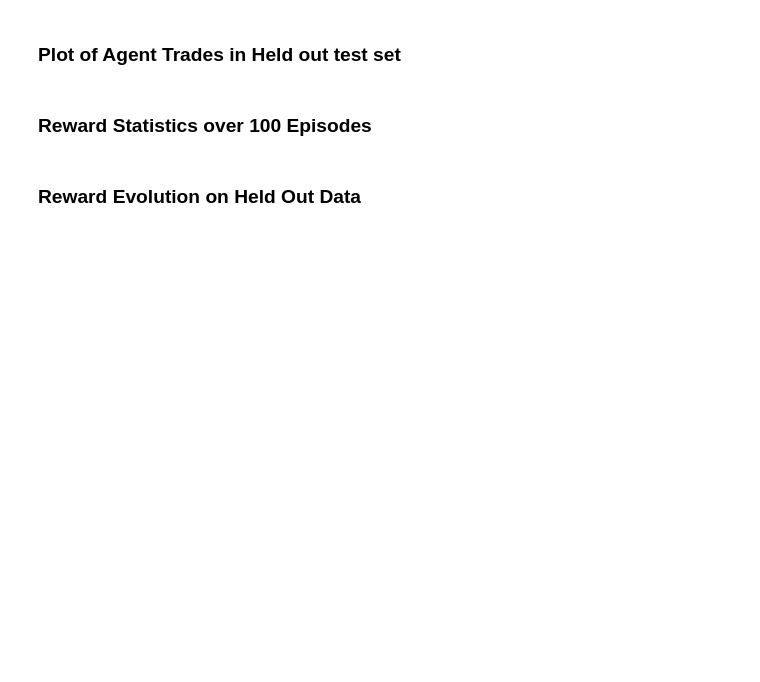
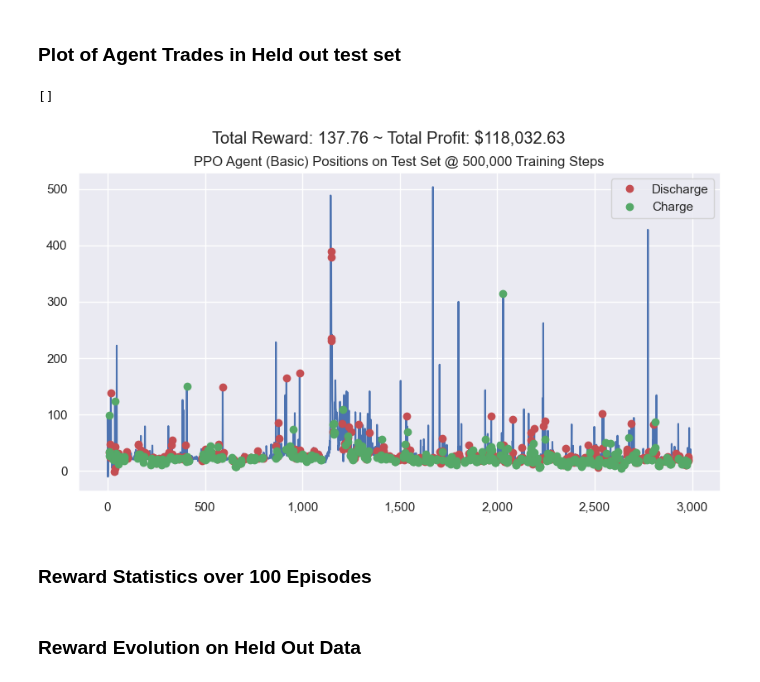
Before and after one commit to andrewrade/3001-RL-Grid-Battery-Management-Agent, a Jupyter notebook: power_trading_agents.ipynb, the cells around one changed output. Drawn from its saved outputs; the diff is of its cells as text; code cells hidden in the pictures; blank space fills up the shorter version.

```diff
--- a/power_trading_agents.ipynb
+++ b/power_trading_agents.ipynb
@@ -138,21 +201,24 @@ plt.show()
 # %% [markdown]
 ### Plot of Agent Trades in Held out test set
 # %%
-window = 3
+window = 4
 last_index = len(df) - 10
-start_index = last_index - validation_size
+start_index = last_index - VAL_SIZE
 env = PowerTradingEnv(df=df, window_size=window, frame_bound=(start_index, last_index))
 obs = env.reset()
 obs = obs[0]
 
 for i in range(last_index - start_index):
-    action, states = PPO_power_basic.predict(obs, )
+    action, states = PPO_power_basic.predict(obs, deterministic=True)
     obs, rewards, term, trunc, info = env.step(action)
     if term or trunc:
         history = env.history
-        env.render_all(title="PPO Agent (Basic) Positions on Test Set @ 552,000 Training Steps", xlim=(1100, 1500))
+        env.render_all(title="PPO Agent (Basic) Positions on Test Set @ 500,000 Training Steps")
         env.reset()
 
 plt.plot()
+# %% [output]
+[]
+[figure, added]
 # %% [markdown]
 ### Reward Statistics over 100 Episodes
```
Also changed, not shown: parts of 14 cells of this notebook, 2 other files.
